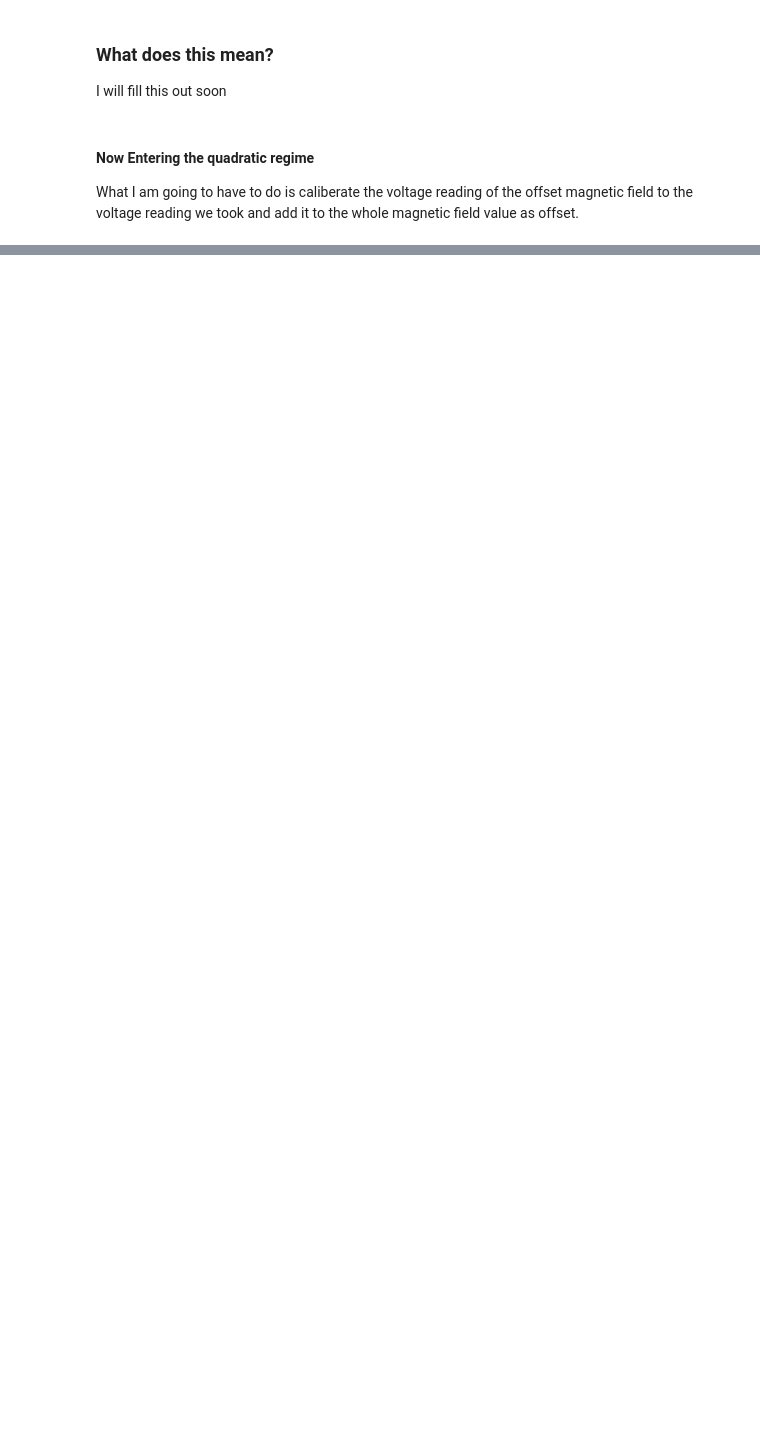
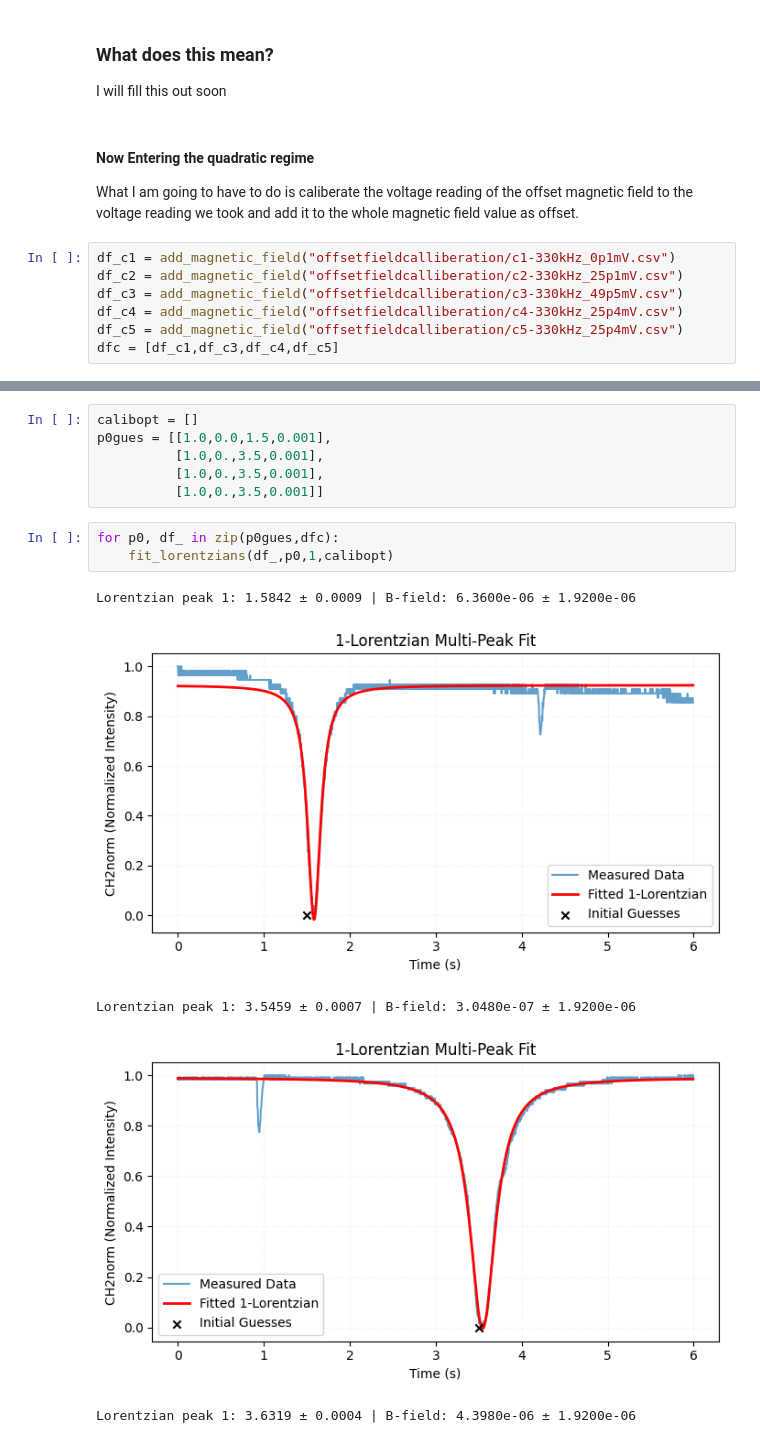
Before and after one commit to imathrock/Optical_Pumping, a Jupyter notebook: DA.ipynb, the cells around one changed output, grey strips where cells are left out. Cells and saved outputs as stored; diff of their text form; blank space fills up the shorter version.

```diff
--- a/DA.ipynb
+++ b/DA.ipynb
@@ -317,3 +317,10 @@ I will fill this out soon
 #### Now Entering the quadratic regime
 
 What I am going to have to do is caliberate the voltage reading of the offset magnetic field to the voltage reading we took and add it to the whole magnetic field value as offset.
+# %%
+df_c1 = add_magnetic_field("offsetfieldcalliberation/c1-330kHz_0p1mV.csv")
+df_c2 = add_magnetic_field("offsetfieldcalliberation/c2-330kHz_25p1mV.csv")
+df_c3 = add_magnetic_field("offsetfieldcalliberation/c3-330kHz_49p5mV.csv")
+df_c4 = add_magnetic_field("offsetfieldcalliberation/c4-330kHz_25p4mV.csv")
+df_c5 = add_magnetic_field("offsetfieldcalliberation/c5-330kHz_25p4mV.csv")
+dfc = [df_c1,df_c3,df_c4,df_c5]
@@ -319,0 +333,15 @@ What I am going to have to do is caliberate the voltage reading of the offset ma
+# %%
+calibopt = []
+p0gues = [[1.0,0.0,1.5,0.001],
+          [1.0,0.,3.5,0.001],
+          [1.0,0.,3.5,0.001],
+          [1.0,0.,3.5,0.001]]
+# %%
+for p0, df_ in zip(p0gues,dfc):
+    fit_lorentzians(df_,p0,1,calibopt)
+# %% [output]
+Lorentzian peak 1: 1.5842 ± 0.0009 | B-field: 6.3600e-06 ± 1.9200e-06
+[figure, added]
+Lorentzian peak 1: 3.5459 ± 0.0007 | B-field: 3.0480e-07 ± 1.9200e-06
+[figure, added]
+Lorentzian peak 1: 3.6319 ± 0.0004 | B-field: 4.3980e-06 ± 1.9200e-06
```
Also changed, not shown: parts of 10 cells of this notebook, 18 other files.
